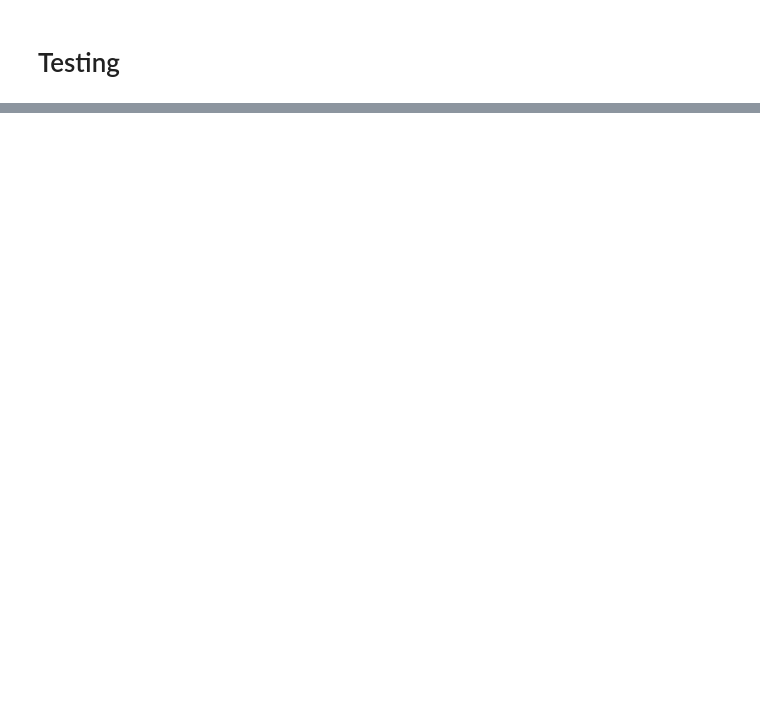
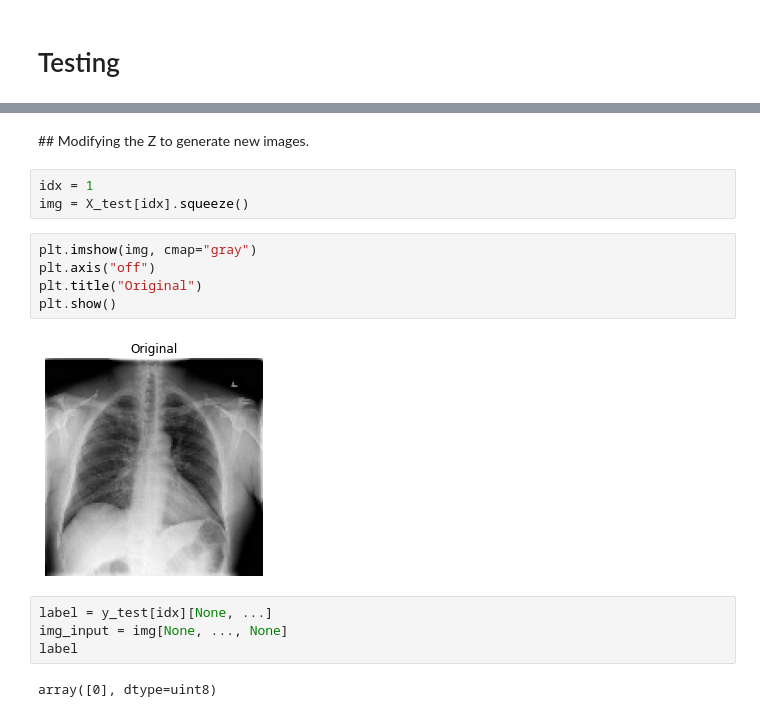
Before and after one commit to TheEngineerProgrammer/my_masters_thesis, a Jupyter notebook: models/CVAE-CGAN.ipynb, the cells around one changed output, grey strips where cells are left out. Drawn from its saved outputs; the diff is of its cells as text; blank space fills up the shorter version.

```diff
--- a/models/CVAE-CGAN.ipynb
+++ b/models/CVAE-CGAN.ipynb
@@ -597,0 +574,18 @@ plt.show()
+# %% [markdown]
+## Modifying the Z to generate new images.
+# %%
+idx = 1
+img = X_test[idx].squeeze()
+# %%
+plt.imshow(img, cmap="gray")
+plt.axis("off")
+plt.title("Original")
+plt.show()
+# %% [output]
+[figure, added]
+# %%
+label = y_test[idx][None, ...]
+img_input = img[None, ..., None]
+label
+# %% [output]
+array([0], dtype=uint8)
```
Also changed, not shown: parts of 29 cells of this notebook, 4 other files.
